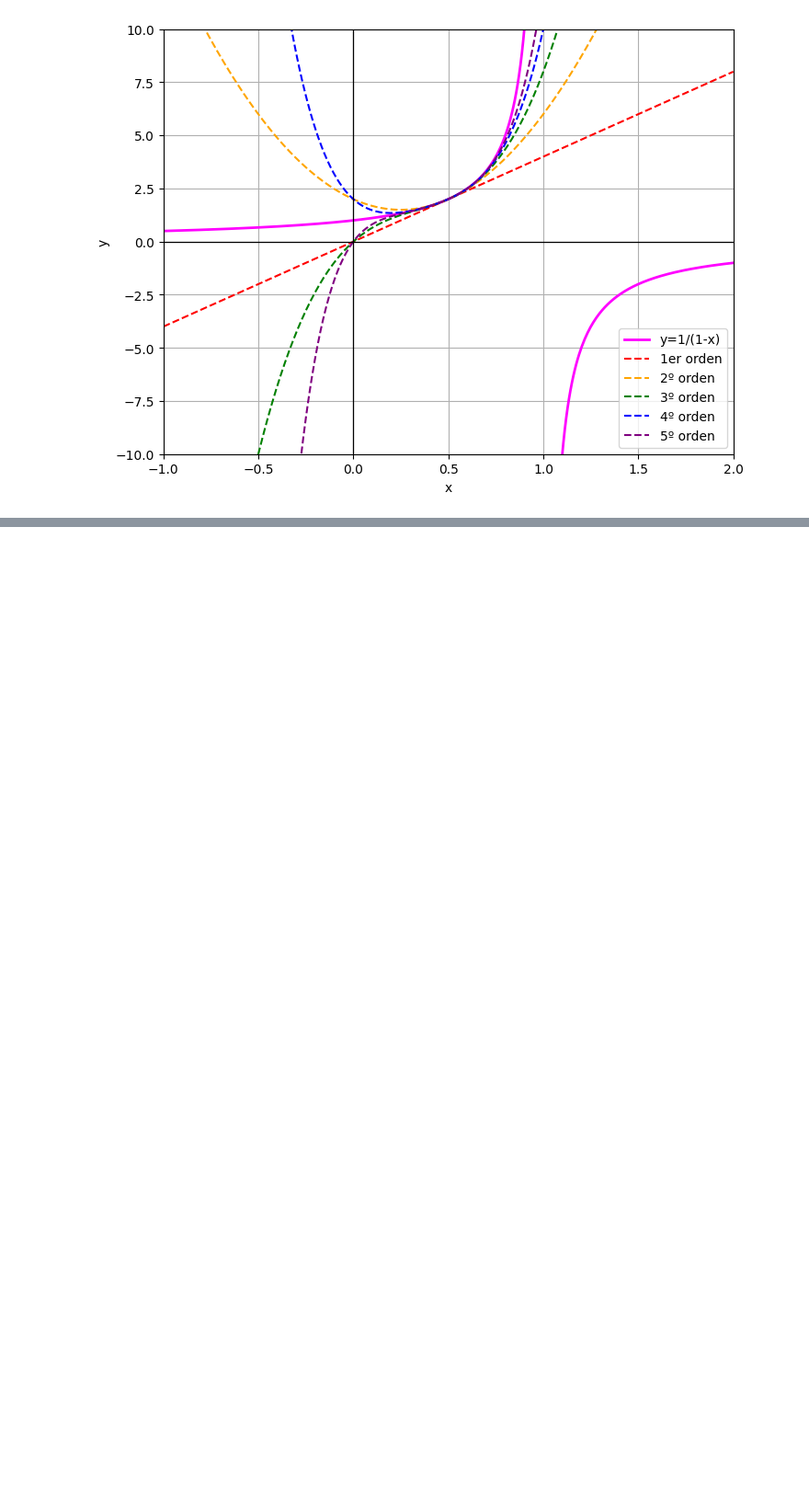
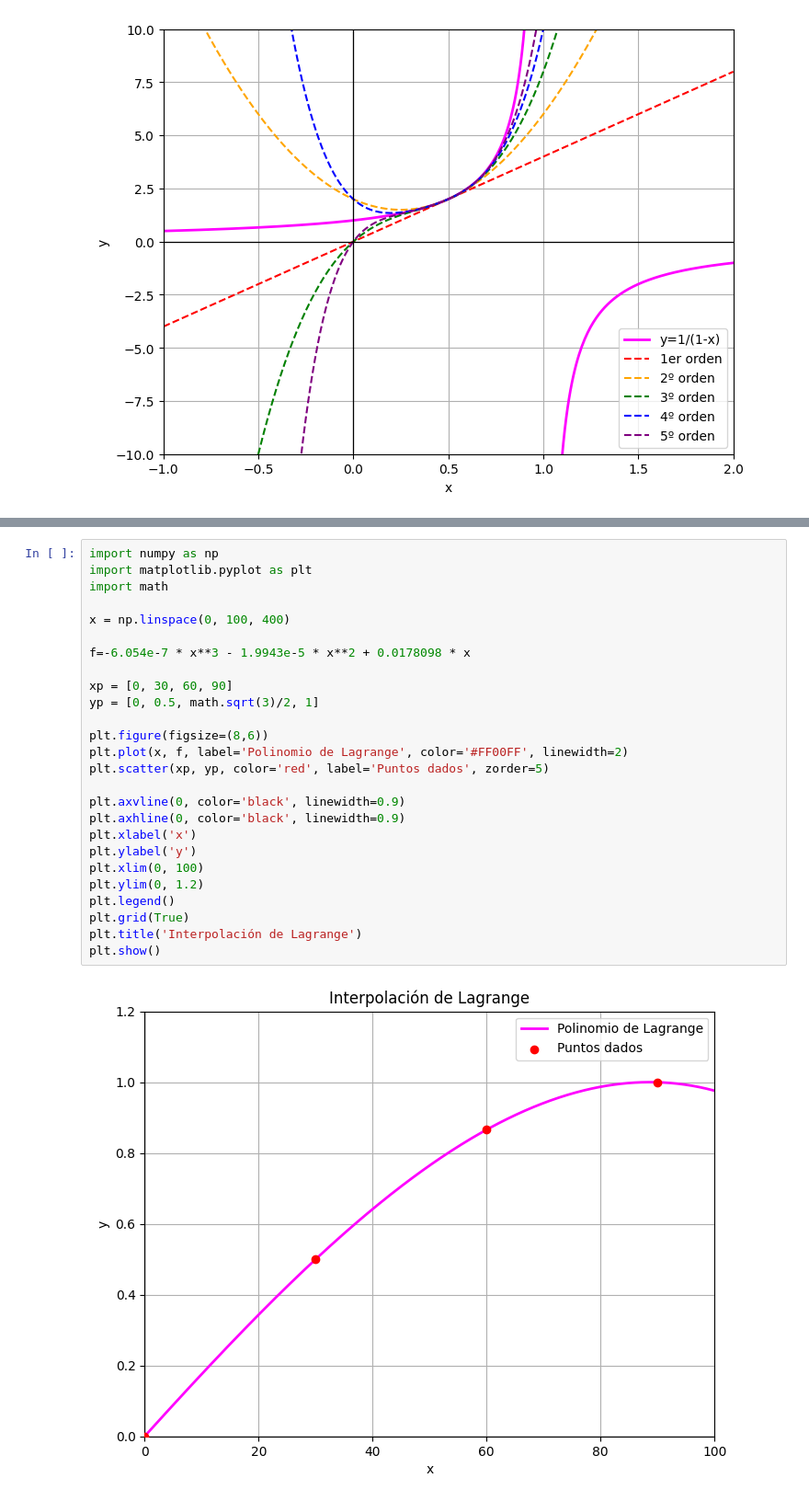
Before and after one commit to IDKHowFoundMe/Taller3, a Jupyter notebook: Taller03.ipynb, the cells around one changed output, grey strips where cells are left out. Shown at 92% size. Saved outputs shown, nothing was run; the diff lists cells and outputs as text; blank space fills up the shorter version.

Commit message:
Subida Taller3 con Polinomios de LeOrange

```diff
--- a/Taller03.ipynb
+++ b/Taller03.ipynb
@@ -179,0 +201,28 @@ plt.show()
+# %%
+import numpy as np
+import matplotlib.pyplot as plt
+import math
+
+x = np.linspace(0, 100, 400)
+
+f=-6.054e-7 * x**3 - 1.9943e-5 * x**2 + 0.0178098 * x
+
+xp = [0, 30, 60, 90]
+yp = [0, 0.5, math.sqrt(3)/2, 1]
+
+plt.figure(figsize=(8,6))
+plt.plot(x, f, label='Polinomio de Lagrange', color='#FF00FF', linewidth=2)
+plt.scatter(xp, yp, color='red', label='Puntos dados', zorder=5)
+
+plt.axvline(0, color='black', linewidth=0.9)
+plt.axhline(0, color='black', linewidth=0.9)
+plt.xlabel('x')
+plt.ylabel('y')
+plt.xlim(0, 100)
+plt.ylim(0, 1.2)
+plt.legend()
+plt.grid(True)
+plt.title('Interpolación de Lagrange')
+plt.show()
+# %% [output]
+[figure, added]
```
Also changed, not shown: parts of 6 cells of this notebook.
